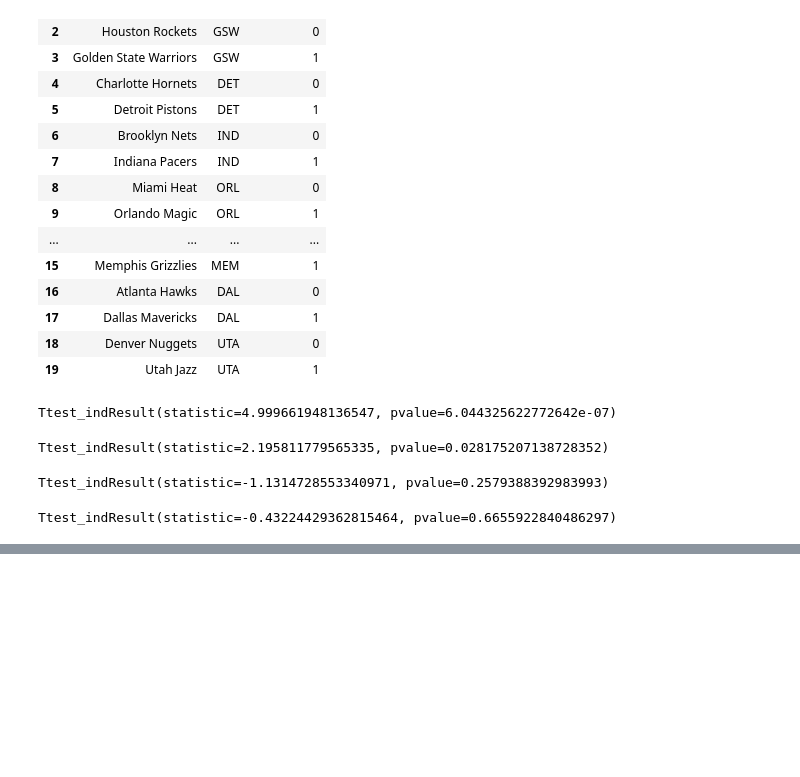
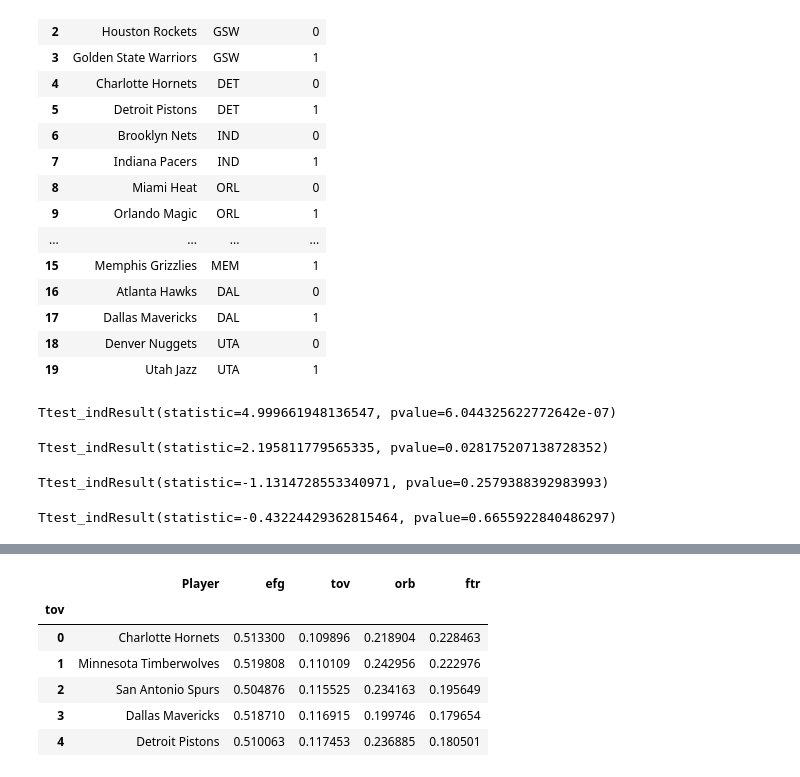
Before and after one commit to fayadabbasi/NBA_Four_Factors, a Jupyter notebook: NBA_Four_Factor_Analytics.ipynb, the cells around one changed output, grey strips where cells are left out. Saved outputs shown, nothing was run; the diff lists cells and outputs as text; code cells hidden in the pictures; blank space fills up the shorter version.

```diff
--- a/NBA_Four_Factor_Analytics.ipynb
+++ b/NBA_Four_Factor_Analytics.ipynb
@@ -346,0 +379,12 @@ Ttest_indResult(statistic=-0.43224429362815464, pvalue=0.6655922840486297)
+# %%
+df_team_tov = pd.read_sql_query('select "Player", AVG("eFG") AS efg, AVG("TOV_per") AS tov, AVG("ORB_per") AS orb, AVG("FTr") AS ftr FROM nbafourfactorfour GROUP BY "Player" ORDER BY tov ASC', con=engine)
+# %%
+df_team_tov.rename_axis("tov").head(5)
+# %% [output]
+|  | Player | efg | tov | orb | ftr |
+| tov |  |  |  |  |  |
+| 0 | Charlotte Hornets | 0.513300 | 0.109896 | 0.218904 | 0.228463 |
+| 1 | Minnesota Timberwolves | 0.519808 | 0.110109 | 0.242956 | 0.222976 |
+| 2 | San Antonio Spurs | 0.504876 | 0.115525 | 0.234163 | 0.195649 |
+| 3 | Dallas Mavericks | 0.518710 | 0.116915 | 0.199746 | 0.179654 |
+| 4 | Detroit Pistons | 0.510063 | 0.117453 | 0.236885 | 0.180501 |
```
Also changed, not shown: parts of 8 cells of this notebook, 5 other files.
